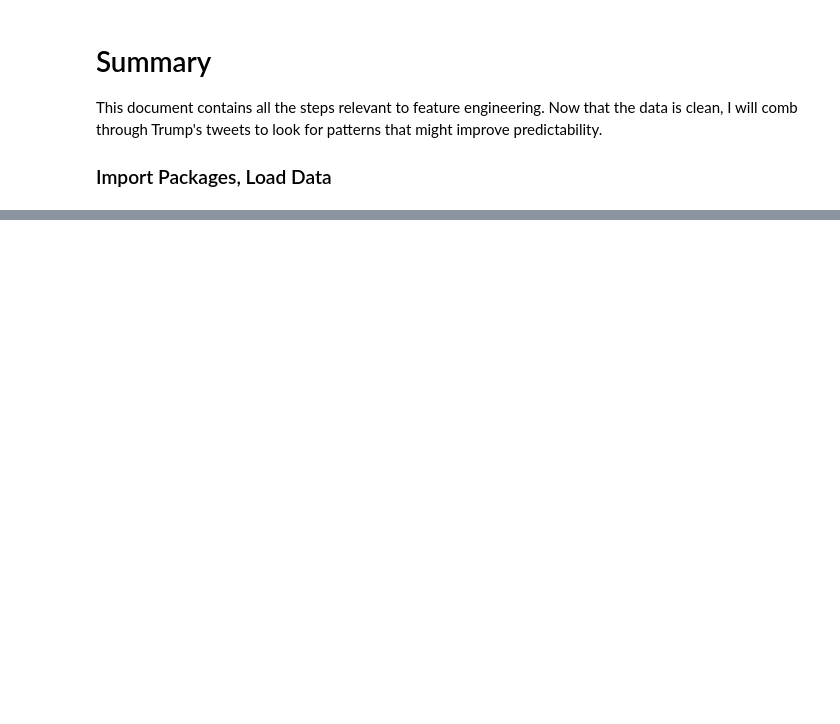
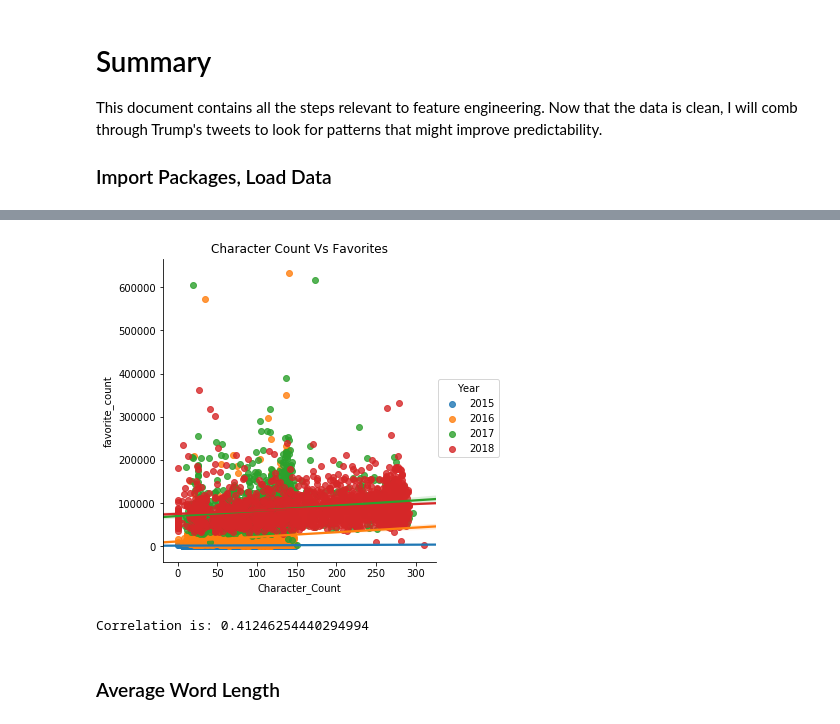
Before and after one commit to samadalipatel/Trump-Twitter-Predictions, a Jupyter notebook: Python/Part Three - Feature Engineering.ipynb, the cells around one changed output, grey strips where cells are left out. Cells and saved outputs as stored; diff of their text form; code cells hidden in the pictures; blank space fills up the shorter version.

```diff
--- a/Python/Part Three - Feature Engineering.ipynb
+++ b/Python/Part Three - Feature Engineering.ipynb
@@ -19,0 +67,3 @@ df.head()
+# %%
+df['Character_Count'] = df.trump_text.str.len()
+df[['Character_Count', 'trump_text']].head()
@@ -19,0 +77,10 @@ df.head()
+# %%
+sns.lmplot(y = "favorite_count", x = "Character_Count", hue = 'Year', data = df)
+plt.title('Character Count Vs Favorites')
+plt.show()
+print('Correlation is:', df[['favorite_count', 'Character_Count']].corr().iloc[1,0])
+# %% [output]
+[figure, added]
+Correlation is: 0.41246254440294994
+# %% [markdown]
+### Average Word Length
```
Also changed, not shown: parts of 45 cells of this notebook.
